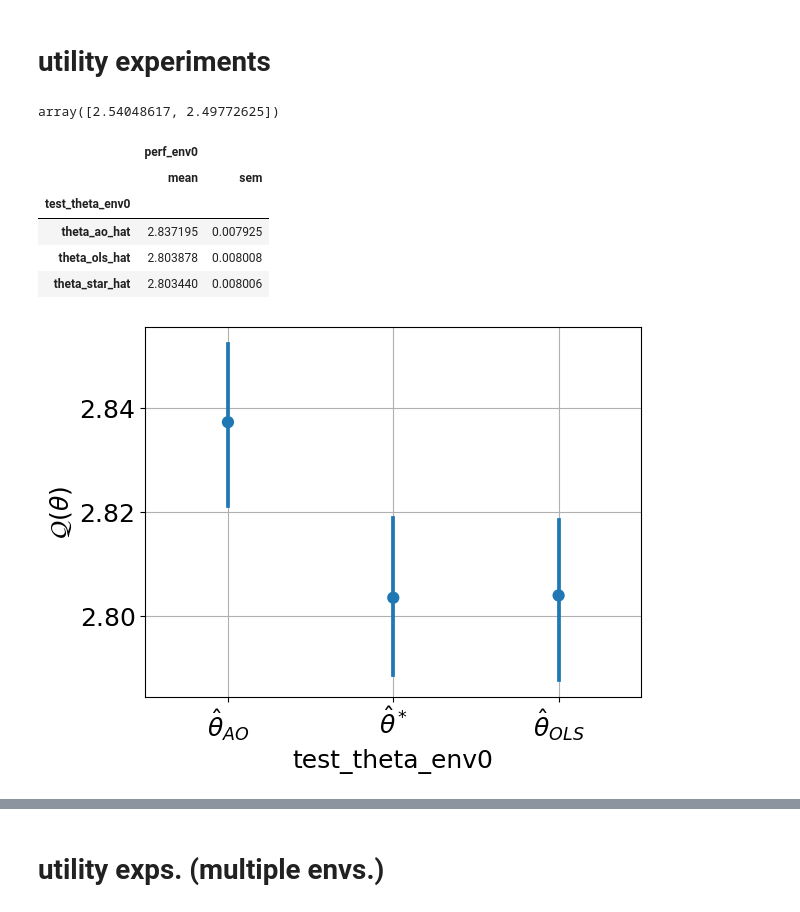
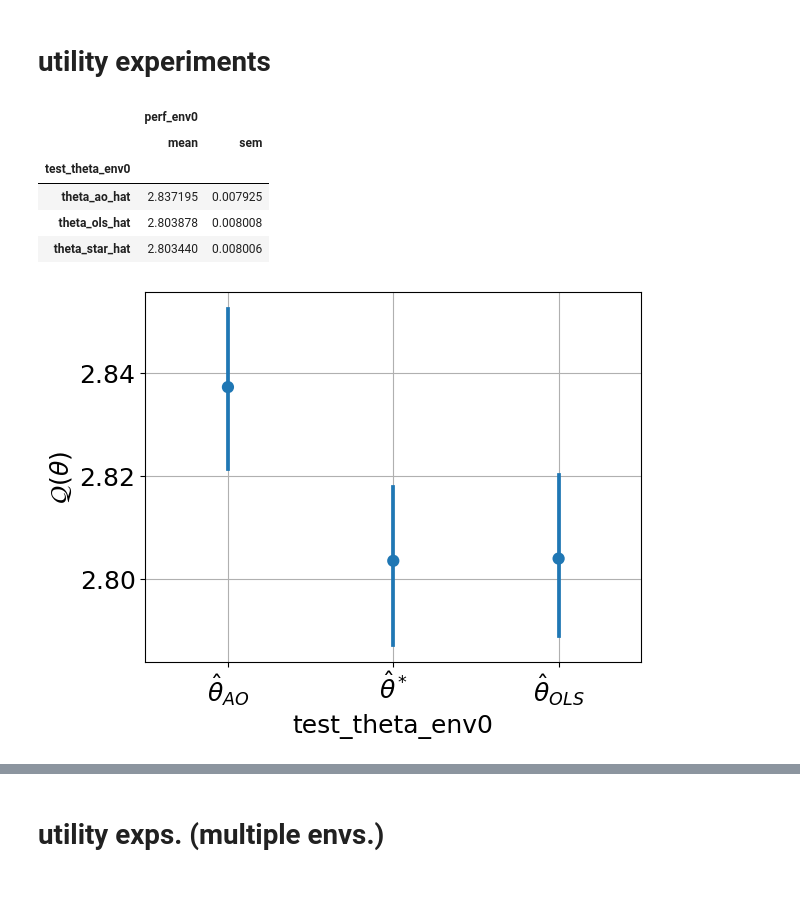
Before and after one commit to muneebaadil/strategic-instrumental-variable-regression, a Jupyter notebook: experiments.ipynb, the cells around one changed output, grey strips where cells are left out. Drawn from its saved outputs; the diff is of its cells as text; code cells hidden in the pictures.

```diff
--- a/experiments.ipynb
+++ b/experiments.ipynb
@@ -583,74 +583,12 @@ plt.savefig('figures/protocol-vs-no-protocol-group.pdf')
 save_runs('experiments', 'protocol-vs-no-protocol-group', dflong, args)
 # %% [markdown]
 # utility experiments
-# %%
-import numpy as np
-from py.utils import recover_thetas
-from py.data_gen import run_simulator, generate_data
-cmd = ('--num-applicants 500000 --applicants-per-round 1000 --scaled-duplicates sequence '
-       '--fixed-effort-conversion --normalize --methods ours ols --num-envs 2 --theta-star-std 0 '
-       '--envs-accept-rates .5 --num-cooperative-envs 2')
-cmd = f'{cmd} --offline-eval'
-args =algos.get_args(cmd)
-seed=1
-test_theta_envs = ('theta_star_hat', 'theta_ols_hat')
-
-def run_multi_env_utility2(args, seed, test_theta_envs):
-    np.random.seed(seed)
-    _, x, y, _, theta, _, z, _, _, _, _, theta_star, pref_vect = generate_data(
-    args.num_applicants, args.applicants_per_round, args.fixed_effort_conversion,
-                args, fixed_competitors=True)
-
-    test_thetas = np.zeros(shape=(args.num_envs, 2))
-
-    # estimating causal params.
-    err_list, est_list = {}, {}
-    envs_itr = range(args.num_envs)
-    for env_idx in envs_itr:
-        dictenv_err, dictenv_est = algos.run_single_env(
-        args, x, y, theta, z, theta_star, env_idx, pref_vect
-        )
-        for k, v in dictenv_err.items():
-            err_list[f'{k}_env{env_idx}'] = v
-        for k, v in dictenv_est.items():
-            est_list[f'{k}_env{env_idx}'] = v
-
-    # replacing the estimate of causal parameter of fixed competitors with the ground truth one.
-    for env_idx in range(1, args.num_envs):
-       est_list[f'ours_env{env_idx}'] = [theta_star[env_idx]]
-       err_list[f'ours_env{env_idx}'] = 0
-
-    # recovering test thetas.
-    for env_idx in envs_itr:
-        test_thetas[env_idx] = recover_thetas(
-        args.num_applicants, args.applicants_per_round,
-        y, theta, z, env_idx, est_list, test_theta_envs[env_idx]
-    )
-    test_thetas = test_thetas[np.newaxis]
-
-    # generating test data.
-    args.num_applicants = args.applicants_per_round # only one round.
-    _, _, _, _, _, y_test,_, _ ,z_test,_, _ = run_simulator(
-    args.applicants_per_round, args.fixed_effort_conversion, args, theta_star, test_thetas
-    )
-    y_test = y_test.T
-
-    # compute utilities
-    utilities = np.zeros((args.num_envs,))
-    for env_idx in range(args.num_envs):
-        utilities[env_idx] = y_test[:,  env_idx][z_test==(env_idx+1)].mean()
-    return utilities
-
-run_multi_env_utility2(args, seed, test_theta_envs)
-# %% [output]
-array([2.54048617, 2.49772625])
 # %%
 cmd =(f'--num-applicants 100000 --applicants-per-round 1000 --scaled-duplicates sequence '
        '--fixed-effort-conversion --normalize --methods ols ours --envs-accept-rate .25')
 cmd = f'{cmd} --offline-eval'
 
 args = algos.get_args(cmd)
-# one environment.
 combos = [
     ('theta_ao_hat', ),
     ('theta_star_hat', ),
@@ -660,32 +598,33 @@ combos = [
 dfs = []
 for combo in combos:
     n_runs = 100
     args_list = [(args, t, combo) for t in range(n_runs)]
     with Pool(n_runs) as p:
-        results = p.starmap(run_multi_env_utility2, args_list)
+        results = p.starmap(algos.run_multi_env_utility, args_list)
 
+    results = [r[0] for r in results] # filtering out the test theta array.
     results = np.array(results)
     pd_dict = {f'perf_env{env_idx}': results[:, env_idx] for env_idx in range(args.num_envs)}
     pd_dict.update(
         {f'test_theta_env{env_idx}': combo[env_idx] for env_idx in range(args.num_envs) }
     )
     df = pd.DataFrame(data=pd_dict)
     dfs.append(df )
 
 df = pd.concat(dfs)
 fig,ax=plt.subplots()
 sns.pointplot(df, y='perf_env0', x='test_theta_env0', join=False)
 ax.set_ylabel(r'$\mathcal{Q}(\theta)$')
 ax.set_xticklabels(labels=[r'$\hat{\theta}_{AO}$', r'$\hat{\theta}^*$', r'$\hat{\theta}_{OLS}$'])
 ax.grid()
 
 df_test = df.groupby('test_theta_env0').agg(('mean', 'sem'))
 df_test
 # %% [output]
 |  | perf_env0 |  |
 |  | mean | sem |
 | test_theta_env0 |  |  |
 | theta_ao_hat | 2.837195 | 0.007925 |
 | theta_ols_hat | 2.803878 | 0.008008 |
 | theta_star_hat | 2.803440 | 0.008006 |
-[figure, old version]
+[figure, new version]
```
Also changed, not shown: parts of 4 cells of this notebook, 1 other file.
